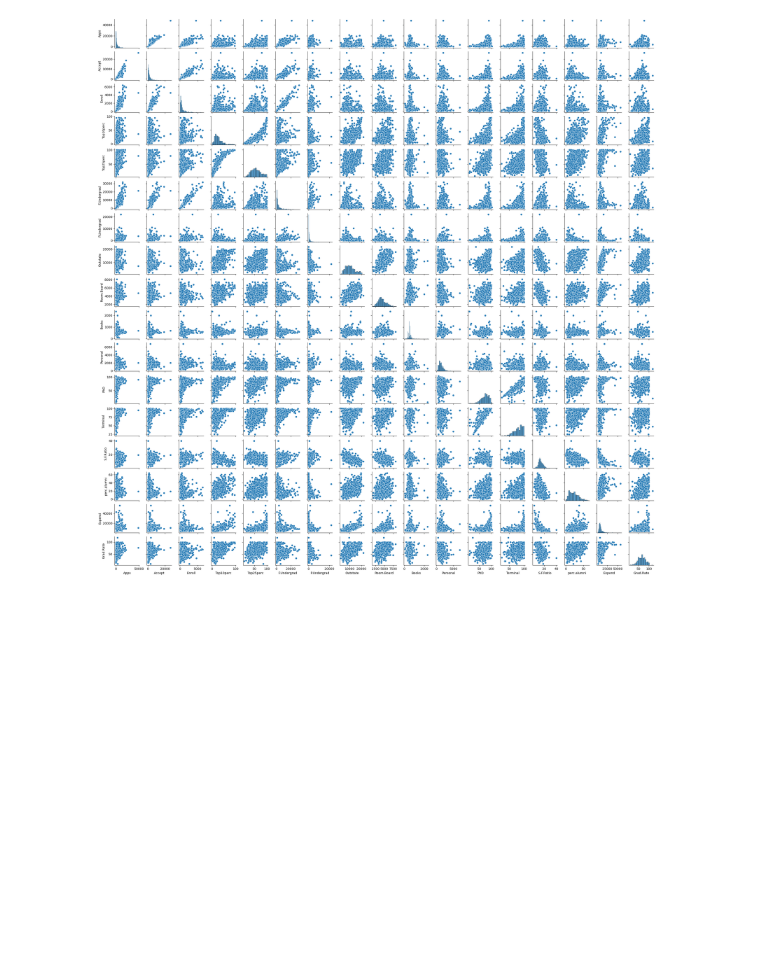
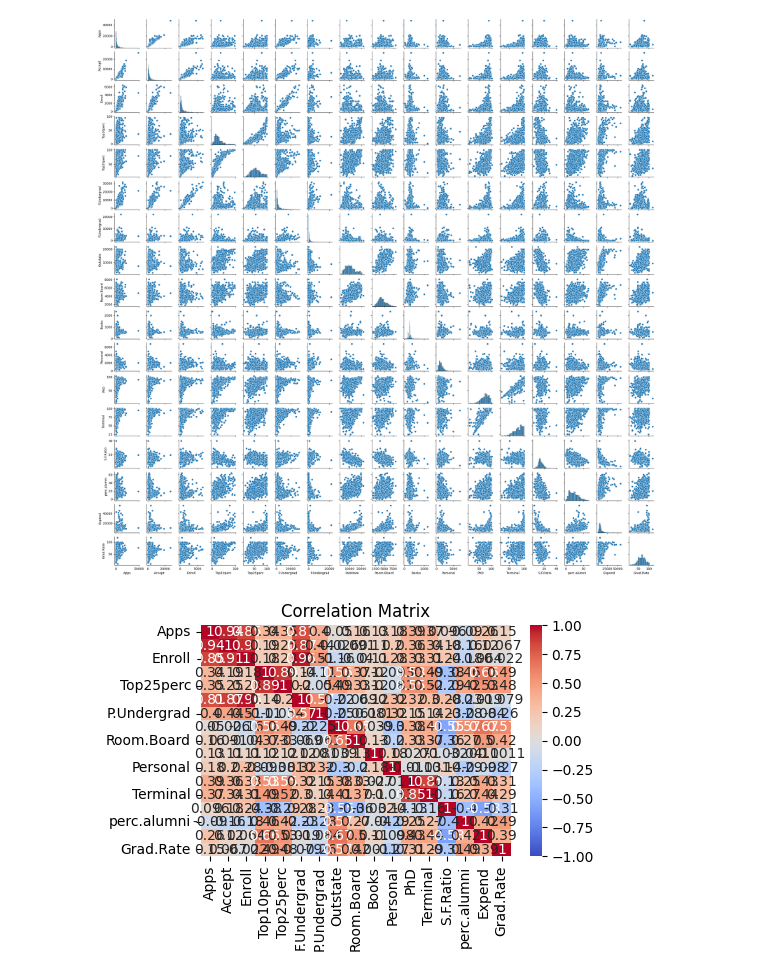
Before and after one commit to erenacid/dtsc-1302-group-17, a Jupyter notebook: DTSC1302.ipynb, the cells around one changed output. Saved outputs shown, nothing was run; the diff lists cells and outputs as text; code cells hidden in the pictures; blank space fills up the shorter version.

```diff
--- a/DTSC1302.ipynb
+++ b/DTSC1302.ipynb
@@ -46,6 +47,10 @@ plt.show()
 # %%
 # Correlation Matrix
 plt.figure(figsize= (5,3))
-sns.heatmap(df.corr(), annot= True , cmap ="coolwarm", vmin=-1, vmax= 1)
+numerical_df = df.select_dtypes(include=np.number)
+
+sns.heatmap(numerical_df.corr(), annot=True, cmap="coolwarm", vmin=-1, vmax=1)
 plt.title("Correlation Matrix")
 plt.show()
+# %% [output]
+[figure, added]
```
Also changed, not shown: parts of 2 cells of this notebook.
